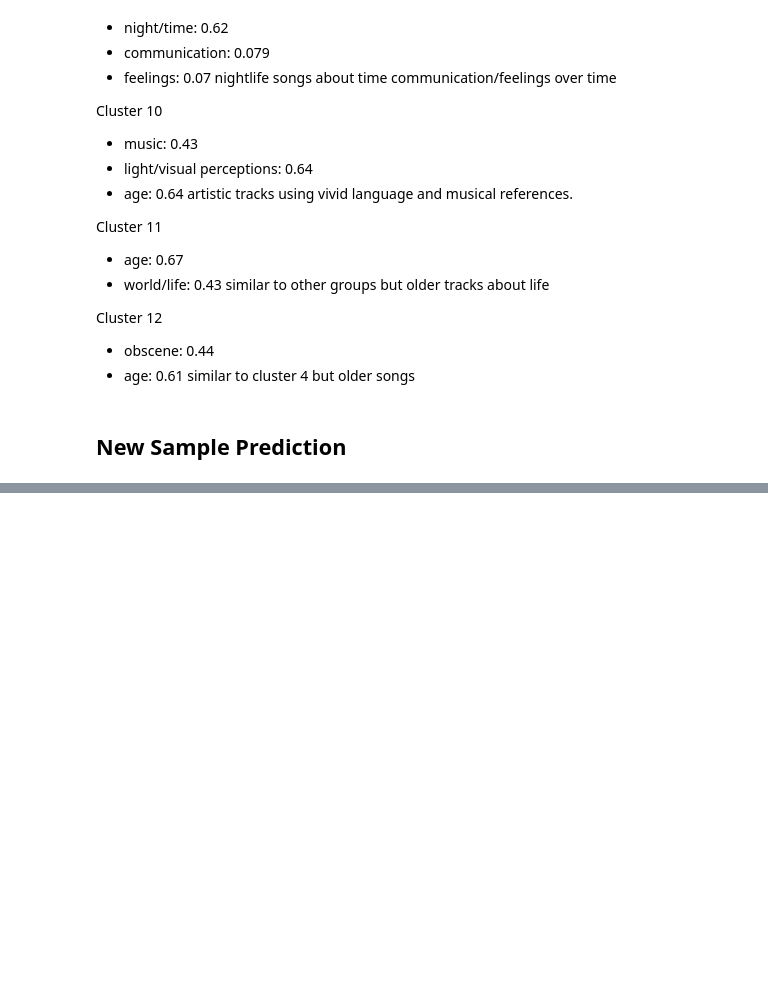
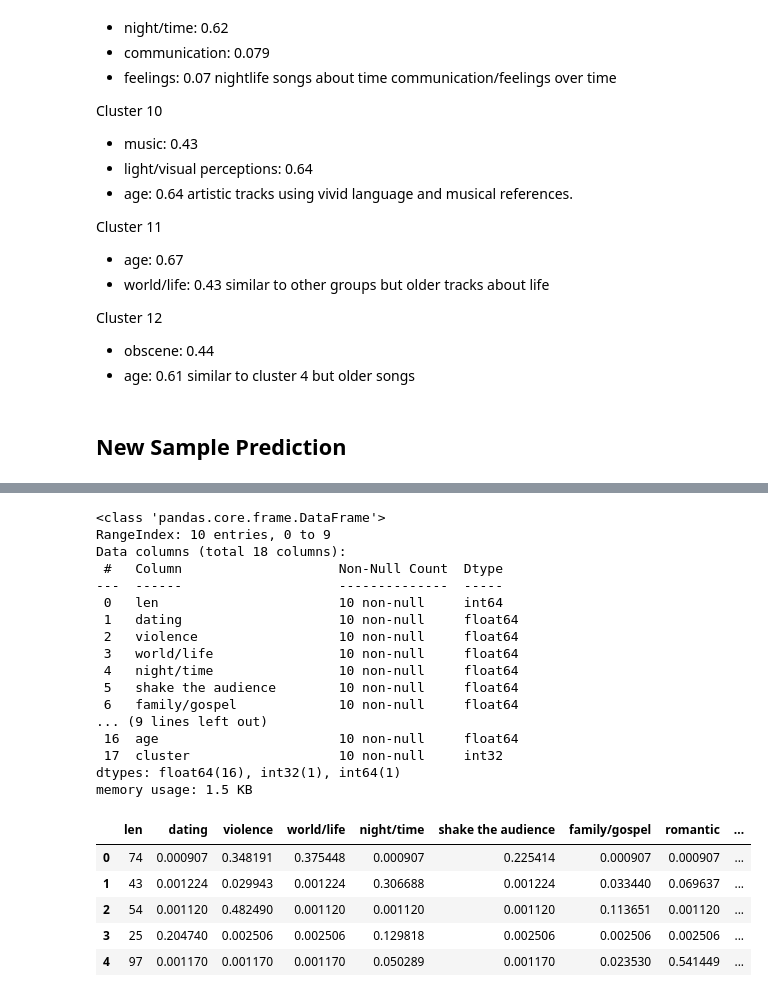
Before and after one commit to krystelcr/Music-Recommendation-Algorithm, a Jupyter notebook: code/model/model.ipynb, the cells around one changed output, grey strips where cells are left out. Saved outputs shown, nothing was run; the diff lists cells and outputs as text; code cells hidden in the pictures; blank space fills up the shorter version.

```diff
--- a/code/model/model.ipynb
+++ b/code/model/model.ipynb
@@ -366,0 +318,7 @@ Example songs in cluster 1:
+# %%
+
+scaler = StandardScaler()
+X1_scaled = scaler.fit_transform(X1)
+
+kmeans_scaled = KMeans(n_clusters=12, random_state=50)
+kmeans_scaled.fit(X1_scaled)
@@ -366,0 +343,35 @@ Example songs in cluster 1:
+# %%
+test_df_clean = test_df.drop(['Unnamed: 0', 'artist_name', 'lyrics', 'track_name','genre', 'topic', 'like/girls', 'release_date'], axis=1)
+features = ['dating', 'violence', 'world/life', 'night/time', 'shake the audience', 'family/gospel', 'romantic', 'communication', 'obscene', 'music', 'movement/places', 'light/visual perceptions', 'family/spiritual', 'sadness', 'feelings', 'age']
+X_test = test_df_clean[features].values
+
+X_test_scaled = scaler.transform(X_test)
+
+test_df_clean['cluster'] = kmeans_scaled.predict(X_test_scaled)
+# %%
+test_df_clean.info()
+test_df_clean.head()
+# %% [output]
+<class 'pandas.core.frame.DataFrame'>
+RangeIndex: 10 entries, 0 to 9
+Data columns (total 18 columns):
+ #   Column                    Non-Null Count  Dtype
+---  ------                    --------------  -----
+ 0   len                       10 non-null     int64
+ 1   dating                    10 non-null     float64
+ 2   violence                  10 non-null     float64
+ 3   world/life                10 non-null     float64
+ 4   night/time                10 non-null     float64
+ 5   shake the audience        10 non-null     float64
+ 6   family/gospel             10 non-null     float64
+... (9 lines left out)
+ 16  age                       10 non-null     float64
+ 17  cluster                   10 non-null     int32
+dtypes: float64(16), int32(1), int64(1)
+memory usage: 1.5 KB
+|  | len | dating | violence | world/life | night/time | shake the audience | family/gospel | romantic | ... |
+| 0 | 74 | 0.000907 | 0.348191 | 0.375448 | 0.000907 | 0.225414 | 0.000907 | 0.000907 | ... |
+| 1 | 43 | 0.001224 | 0.029943 | 0.001224 | 0.306688 | 0.001224 | 0.033440 | 0.069637 | ... |
+| 2 | 54 | 0.001120 | 0.482490 | 0.001120 | 0.001120 | 0.001120 | 0.113651 | 0.001120 | ... |
+| 3 | 25 | 0.204740 | 0.002506 | 0.002506 | 0.129818 | 0.002506 | 0.002506 | 0.002506 | ... |
+| 4 | 97 | 0.001170 | 0.001170 | 0.001170 | 0.050289 | 0.001170 | 0.023530 | 0.541449 | ... |
```
Also changed, not shown: parts of 13 cells of this notebook, 3 other files.
